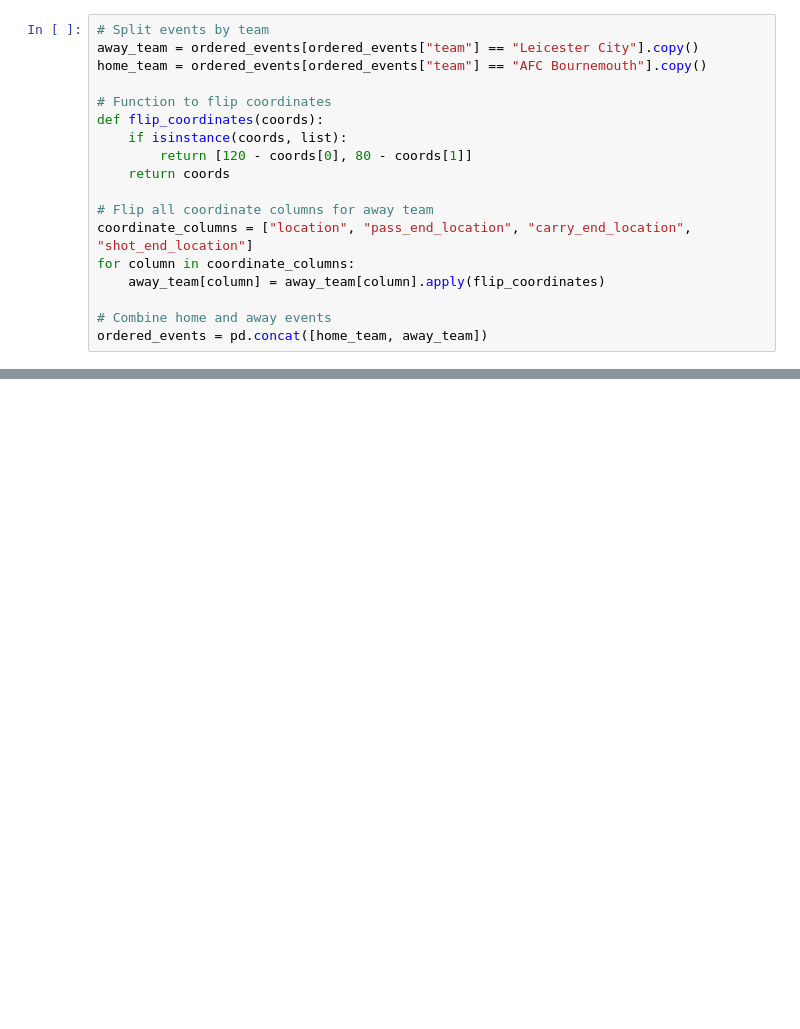
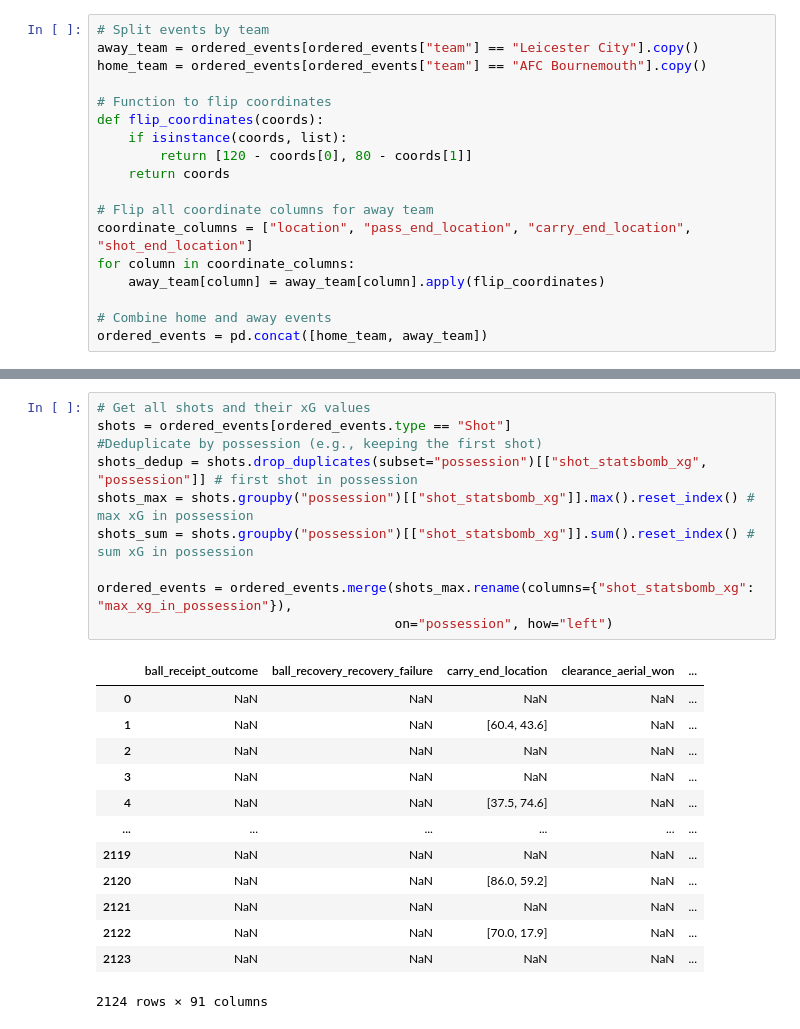
Before and after one commit to zcochran27/Soccer-Events-Analyzed, a Jupyter notebook: explore.ipynb, the cells around one changed output, grey strips where cells are left out. Drawn from its saved outputs; the diff is of its cells as text; blank space fills up the shorter version.

```diff
--- a/explore.ipynb
+++ b/explore.ipynb
@@ -314,3 +293,27 @@ for possession in ordered_events["possession"].unique()[:20]:
 [figure]
 [figure]
 ... (8 outputs left out)
+# %%
+# Get all shots and their xG values
+shots = ordered_events[ordered_events.type == "Shot"]
+#Deduplicate by possession (e.g., keeping the first shot)
+shots_dedup = shots.drop_duplicates(subset="possession")[["shot_statsbomb_xg", "possession"]] # first shot in possession
+shots_max = shots.groupby("possession")[["shot_statsbomb_xg"]].max().reset_index() # max xG in possession
+shots_sum = shots.groupby("possession")[["shot_statsbomb_xg"]].sum().reset_index() # sum xG in possession
+
+ordered_events = ordered_events.merge(shots_max.rename(columns={"shot_statsbomb_xg": "max_xg_in_possession"}),
+                                      on="possession", how="left")
+# %% [output]
+|  | ball_receipt_outcome | ball_recovery_recovery_failure | carry_end_location | clearance_aerial_won | ... |
+| 0 | NaN | NaN | NaN | NaN | ... |
+| 1 | NaN | NaN | [60.4, 43.6] | NaN | ... |
+| 2 | NaN | NaN | NaN | NaN | ... |
+| 3 | NaN | NaN | NaN | NaN | ... |
+| 4 | NaN | NaN | [37.5, 74.6] | NaN | ... |
+| ... | ... | ... | ... | ... | ... |
+| 2119 | NaN | NaN | NaN | NaN | ... |
+| 2120 | NaN | NaN | [86.0, 59.2] | NaN | ... |
+| 2121 | NaN | NaN | NaN | NaN | ... |
+| 2122 | NaN | NaN | [70.0, 17.9] | NaN | ... |
+| 2123 | NaN | NaN | NaN | NaN | ... |
+2124 rows × 91 columns
```
Also changed, not shown: parts of 6 cells of this notebook.
